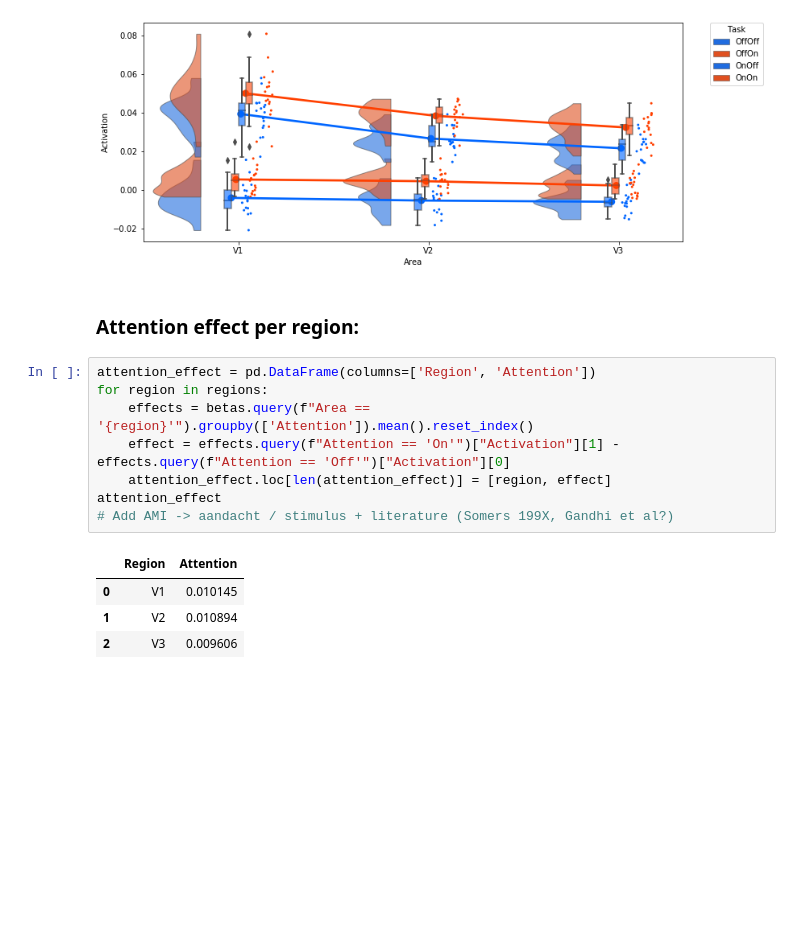
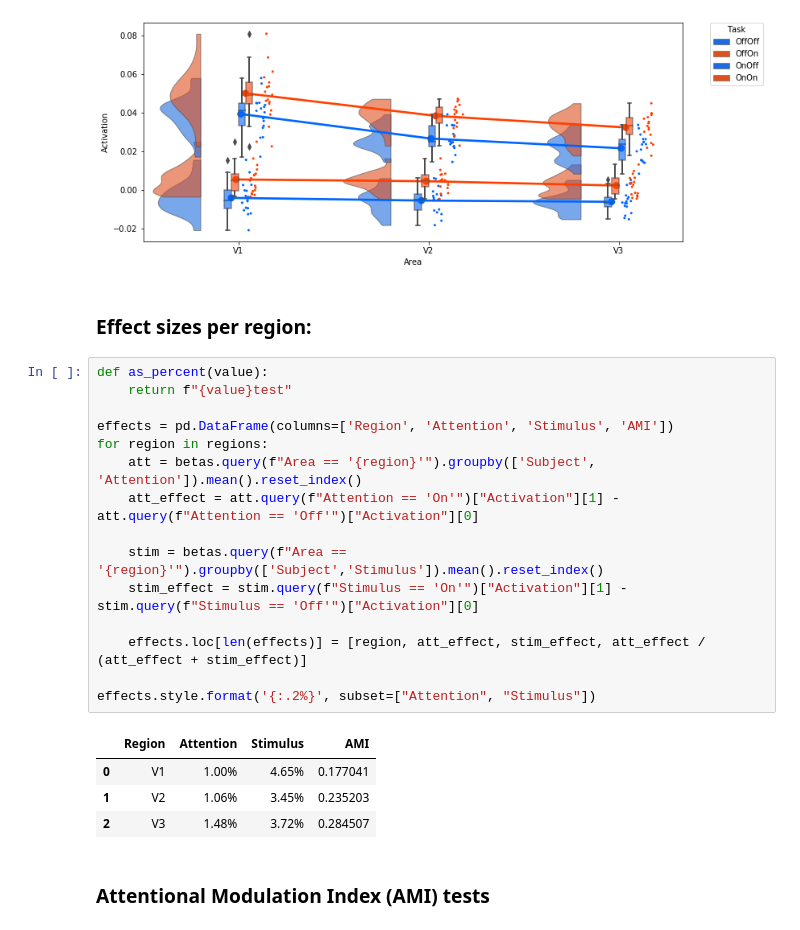
Before and after one commit to TimVanMourik/LayerAttention, a Jupyter notebook: Notebooks/RegionAnalysis.ipynb, the cells around one changed output. Saved outputs shown, nothing was run; the diff lists cells and outputs as text; blank space fills up the shorter version.

```diff
--- a/Notebooks/RegionAnalysis.ipynb
+++ b/Notebooks/RegionAnalysis.ipynb
@@ -159,17 +159,26 @@ ax = pt.RainCloud(
 # %% [output]
 [figure]
 # %% [markdown]
-### Attention effect per region:
+### Effect sizes per region:
 # %%
-attention_effect = pd.DataFrame(columns=['Region', 'Attention'])
+def as_percent(value):
+    return f"{value}test"
+
+effects = pd.DataFrame(columns=['Region', 'Attention', 'Stimulus', 'AMI'])
 for region in regions:
-    effects = betas.query(f"Area == '{region}'").groupby(['Attention']).mean().reset_index()
-    effect = effects.query(f"Attention == 'On'")["Activation"][1] - effects.query(f"Attention == 'Off'")["Activation"][0]
-    attention_effect.loc[len(attention_effect)] = [region, effect]
-attention_effect
-# Add AMI -> aandacht / stimulus + literature (Somers 199X, Gandhi et al?)
+    att = betas.query(f"Area == '{region}'").groupby(['Subject', 'Attention']).mean().reset_index()
+    att_effect = att.query(f"Attention == 'On'")["Activation"][1] - att.query(f"Attention == 'Off'")["Activation"][0]
+
+    stim = betas.query(f"Area == '{region}'").groupby(['Subject','Stimulus']).mean().reset_index()
+    stim_effect = stim.query(f"Stimulus == 'On'")["Activation"][1] - stim.query(f"Stimulus == 'Off'")["Activation"][0]
+
+    effects.loc[len(effects)] = [region, att_effect, stim_effect, att_effect / (att_effect + stim_effect)]
+
+effects.style.format('{:.2%}', subset=["Attention", "Stimulus"])
 # %% [output]
-|  | Region | Attention |
-| 0 | V1 | 0.010145 |
-| 1 | V2 | 0.010894 |
-| 2 | V3 | 0.009606 |
+|  | Region | Attention | Stimulus | AMI |
+| 0 | V1 | 1.00% | 4.65% | 0.177041 |
+| 1 | V2 | 1.06% | 3.45% | 0.235203 |
+| 2 | V3 | 1.48% | 3.72% | 0.284507 |
+# %% [markdown]
+### Attentional Modulation Index (AMI) tests
```
Also changed, not shown: parts of 3 cells of this notebook.
